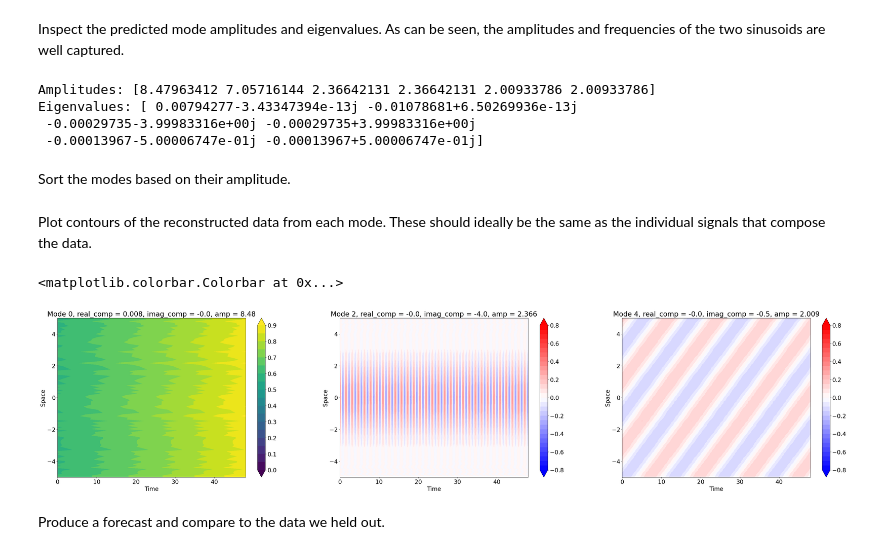
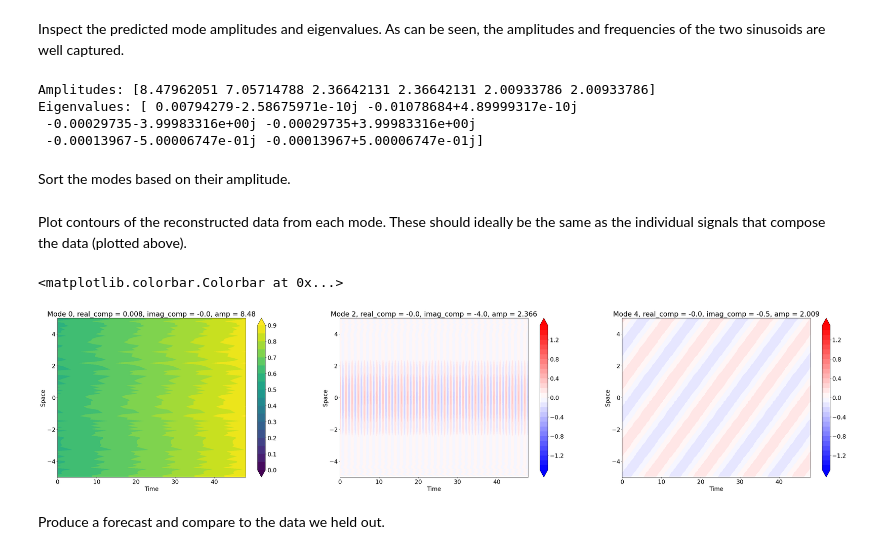
Before and after one commit to ClimeTrend/dmd-toy-dataset, a Jupyter notebook: 02_DMD_on_two_sinusoids_plus_trend.ipynb, the cells around one changed output. Drawn from its saved outputs; the diff is of its cells as text; code cells hidden in the pictures.

```diff
--- a/02_DMD_on_two_sinusoids_plus_trend.ipynb
+++ b/02_DMD_on_two_sinusoids_plus_trend.ipynb
@@ -69,7 +69,12 @@ delay = 2  # apply time-delay embedding
 # %% [markdown]
 Algorithm 3: SVD is applied to the data before DMD is applied
 # %%
-optdmd = BOPDMD(svd_rank=svd_rank, num_trials=0, use_proj=True)
+optdmd = BOPDMD(
+    svd_rank=svd_rank,
+    num_trials=0,
+    use_proj=True,
+    varpro_opts_dict={"verbose": True}
+    )
 delay_optdmd = hankel_preprocessing(optdmd, d=delay)
 # %% [markdown]
 Fit the DMD model to 80% of the data and predict the remaining 20%.
@@ -99,8 +121,8 @@ sorted_index = np.argsort(delay_optdmd.amplitudes)[::-1]
 print(f"Amplitudes: {delay_optdmd.amplitudes[sorted_index]}")
 print(f"Eigenvalues: {delay_optdmd.eigs[sorted_index]}")
 # %% [output]
-Amplitudes: [8.47963412 7.05716144 2.36642131 2.36642131 2.00933786 2.00933786]
-Eigenvalues: [ 0.00794277-3.43347394e-13j -0.01078681+6.50269936e-13j
+Amplitudes: [8.47962051 7.05714788 2.36642131 2.36642131 2.00933786 2.00933786]
+Eigenvalues: [ 0.00794279-2.58675971e-10j -0.01078684+4.89999317e-10j
  -0.00029735-3.99983316e+00j -0.00029735+3.99983316e+00j
  -0.00013967-5.00006747e-01j -0.00013967+5.00006747e-01j]
 # %% [markdown]
@@ -112,12 +134,12 @@ dynamics = delay_optdmd.dynamics[sorted_index, :]
 amps = delay_optdmd.amplitudes[sorted_index]
 # %%
 def reconstruct(mode, eig, amp, t=t_train, x_lim=signal_generator.x.shape[0]):
-    """Reconstruct the signal from a single mode."""
+    """Reconstruct the signal using a single DMD mode."""
     reconstruction = np.linalg.multi_dot([mode.reshape(-1, 1), np.diag([amp]), np.exp(np.outer(eig, t))]).real
     reconstruction = reconstruction[:x_lim, :]
     return reconstruction
 # %% [markdown]
-Plot contours of the reconstructed data from each mode. These should ideally be the same as the individual signals that compose the data.
+Plot contours of the reconstructed data from each mode. These should ideally be the same as the individual signals that compose the data (plotted above).
 # %%
 plt.rcParams.update({'font.size': 20})
 
@@ -128,36 +150,36 @@ which_modes = [0, 2, 4]
 vmin = -0.9; vmax = 0.9
 
 X, T = np.meshgrid(signal_generator.x, t_train)
 
 ax = fig.add_subplot(1, 3, 1)
 reconstruction = reconstruct(modes[:, which_modes[0]], eigs[which_modes[0]], amps[which_modes[0]])
 levels = np.arange(0, 0.95, 0.05)
 contour = ax.contourf(T, X, reconstruction.T, levels=levels, cmap='viridis', extend='both')
 plt.xlabel('Time')
 plt.ylabel('Space')
 plt.title(f'Mode {which_modes[0]}, real_comp = {np.round(eigs[which_modes[0]].real, 3)}, imag_comp = {np.round(eigs[which_modes[0]].imag, 3)}, amp = {np.round(amps[which_modes[0]], 3)}')
 plt.colorbar(contour, ax=ax, orientation="vertical")
 
 ax = fig.add_subplot(1, 3, 2)
 reconstruction = reconstruct(modes[:, which_modes[1]], eigs[which_modes[1]], amps[which_modes[1]])
-levels = np.arange(-0.8, 0.8+0.05, 0.05)
+levels = np.arange(-1.5, 1.5+0.1, 0.1)
 contour = ax.contourf(T, X, reconstruction.T, levels=levels, cmap='bwr', extend='both')
 plt.xlabel('Time')
 plt.ylabel('Space')
 plt.title(f'Mode {which_modes[1]}, real_comp = {np.round(eigs[which_modes[1]].real, 3)}, imag_comp = {np.round(eigs[which_modes[1]].imag, 3)}, amp = {np.round(amps[which_modes[1]], 3)}')
 plt.colorbar(contour, ax=ax, orientation="vertical")
 
 ax = fig.add_subplot(1, 3, 3)
 reconstruction = reconstruct(modes[:, which_modes[2]], eigs[which_modes[2]], amps[which_modes[2]])
-levels = np.arange(-0.8, 0.8+0.05, 0.05)
+levels = np.arange(-1.5, 1.5+0.1, 0.1)
 contour = ax.contourf(T, X, reconstruction.T, levels=levels, cmap='bwr', extend='both')
 plt.xlabel('Time')
 plt.ylabel('Space')
 plt.title(f'Mode {which_modes[2]}, real_comp = {np.round(eigs[which_modes[2]].real, 3)}, imag_comp = {np.round(eigs[which_modes[2]].imag, 3)}, amp = {np.round(amps[which_modes[2]], 3)}')
 plt.colorbar(contour, ax=ax, orientation="vertical")
 # %% [output]
 <matplotlib.colorbar.Colorbar at 0x...>
-[figure, old version]
+[figure, new version]
 # %% [markdown]
 Produce a forecast and compare to the data we held out.
 # %%
```
Also changed, not shown: parts of 4 cells of this notebook.
